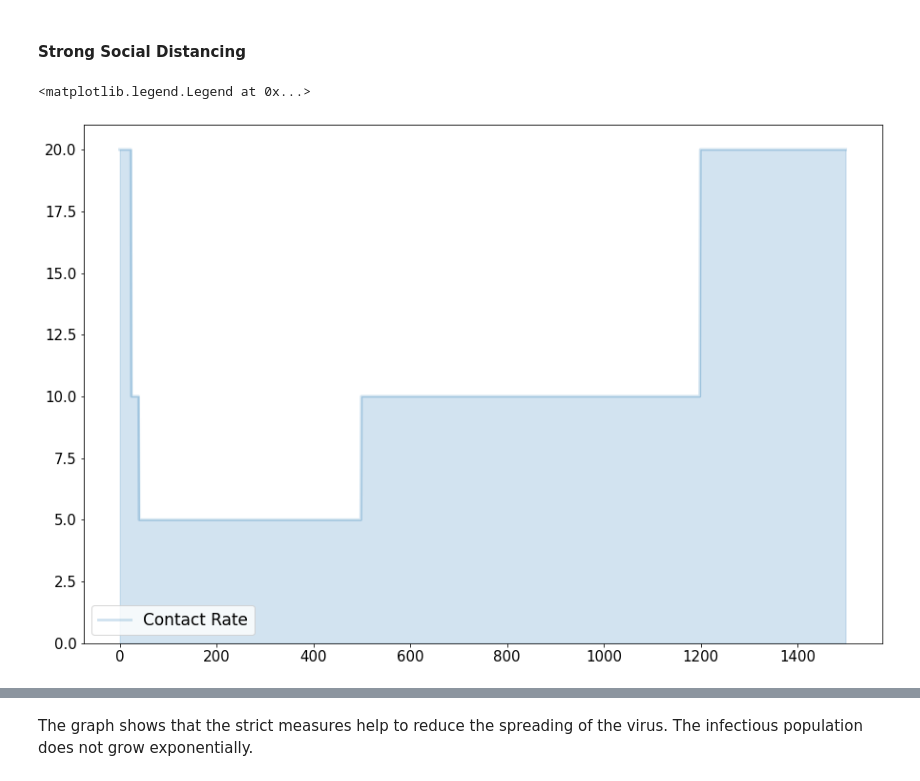
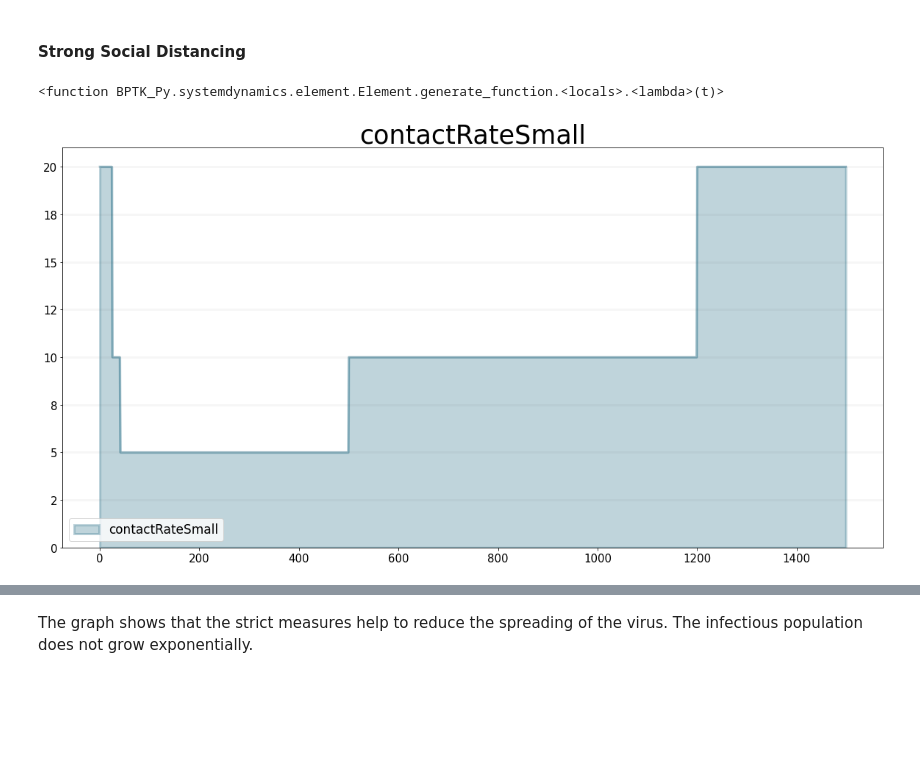
Before and after one commit to transentis/sim-covid-19, a Jupyter notebook: sim-covid-19.ipynb, the cells around one changed output, grey strips where cells are left out. Cells and saved outputs as stored; diff of their text form; code cells hidden in the pictures; blank space fills up the shorter version.

```diff
--- a/sim-covid-19.ipynb
+++ b/sim-covid-19.ipynb
@@ -302,7 +345,7 @@ model_small_groups = bptk.scenario_manager_factory.scenario_managers['smSir'].sc
 stoptime_small_groups = model_small_groups.stoptime
 
 points_list_small = []
-contact_small = contact_rate
+contact_small = contact_rate.equation
 for t in range(int(stoptime_small_groups)):
     if t==25:
         contact_small= 10
@@ -315,14 +358,16 @@ for t in range(int(stoptime_small_groups)):
     points_list_small.append((t,contact_small))
 
 
-model_small_groups.points["contactPointsSmall"] = points_list_small
-model_small_groups.equations["c"] = lambda t: LERP(t,model_small_groups.points["contactPointsSmall"])
+model_small_groups.points["contactRateSmall"] = points_list_small
+model_small_groups.equations["c"] = sd.lookup(sd.time(),"contacRateSmall")
-# %%
-ax = pd.DataFrame([model_small_groups.equations["c"](t) for t in range(int(model_small_groups.starttime),int(model_small_groups.stoptime+1))]).plot(kind="area",alpha=0.2,figsize=(15,10))
-ax.legend(["Contact Rate"])
-# %% [output]
-<matplotlib.legend.Legend at 0x...>
-[figure, removed]
+# %%
+model.equations["c"]
+# %% [output]
+<function BPTK_Py.systemdynamics.element.Element.generate_function.<locals>.<lambda>(t)>
+# %%
+model_small_groups.plot_lookup("contactRateSmall")
+# %% [output]
+[figure, added]
 # %%
 bptk.plot_scenarios(
     scenario_managers=["smSir"],
```
Also changed, not shown: parts of 33 cells of this notebook, 1 other file.
